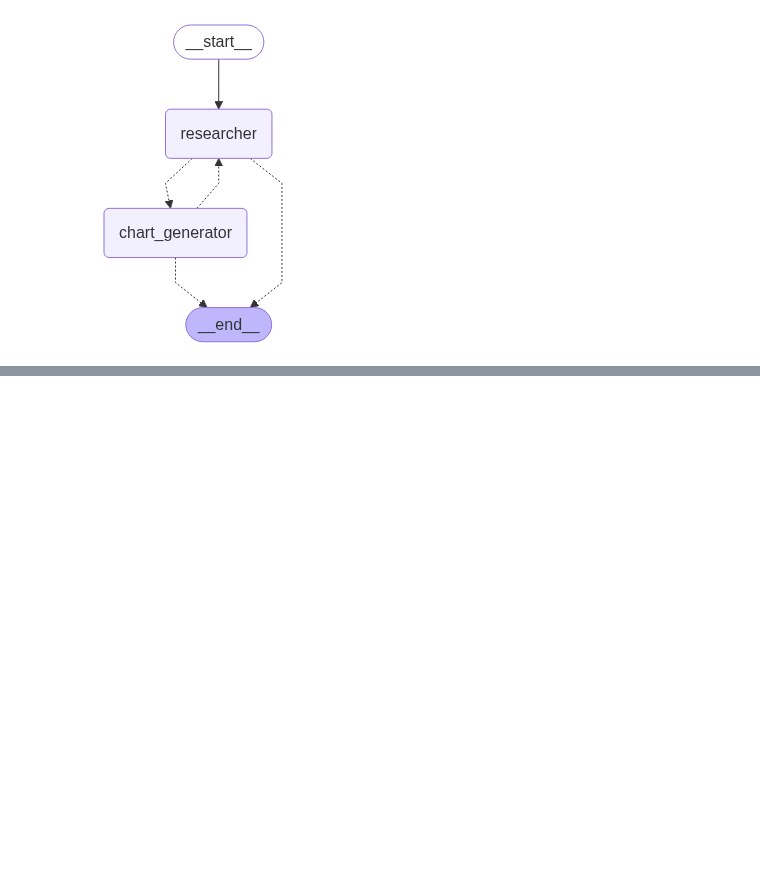
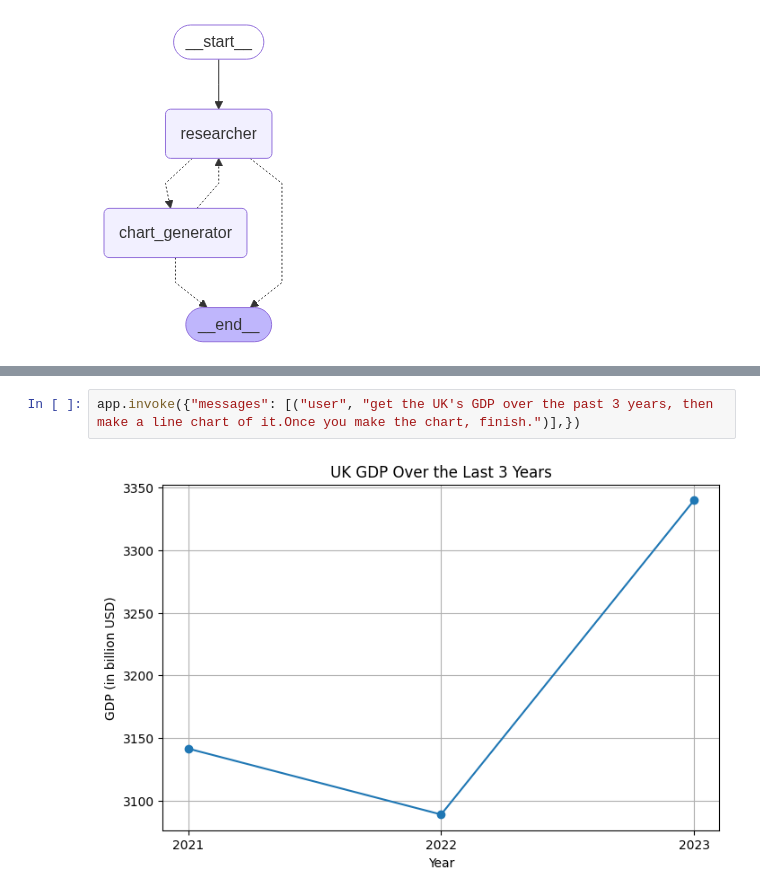
Before and after one commit to satish1650/AgenticAI, a Jupyter notebook: 3-LangGraph/3.7-langgraph_class_6_multiagent.ipynb, the cells around one changed output, grey strips where cells are left out. Cells and saved outputs as stored; diff of their text form; blank space fills up the shorter version.

```diff
--- a/3-LangGraph/3.7-langgraph_class_6_multiagent.ipynb
+++ b/3-LangGraph/3.7-langgraph_class_6_multiagent.ipynb
@@ -367,0 +388,4 @@ app.invoke({"messages": [("user","get the UK's GDP over the past 3 years, then m
+# %%
+app.invoke({"messages": [("user", "get the UK's GDP over the past 3 years, then make a line chart of it.Once you make the chart, finish.")],})
+# %% [output]
+[figure, added]
```
Also changed, not shown: parts of 3 cells of this notebook.
